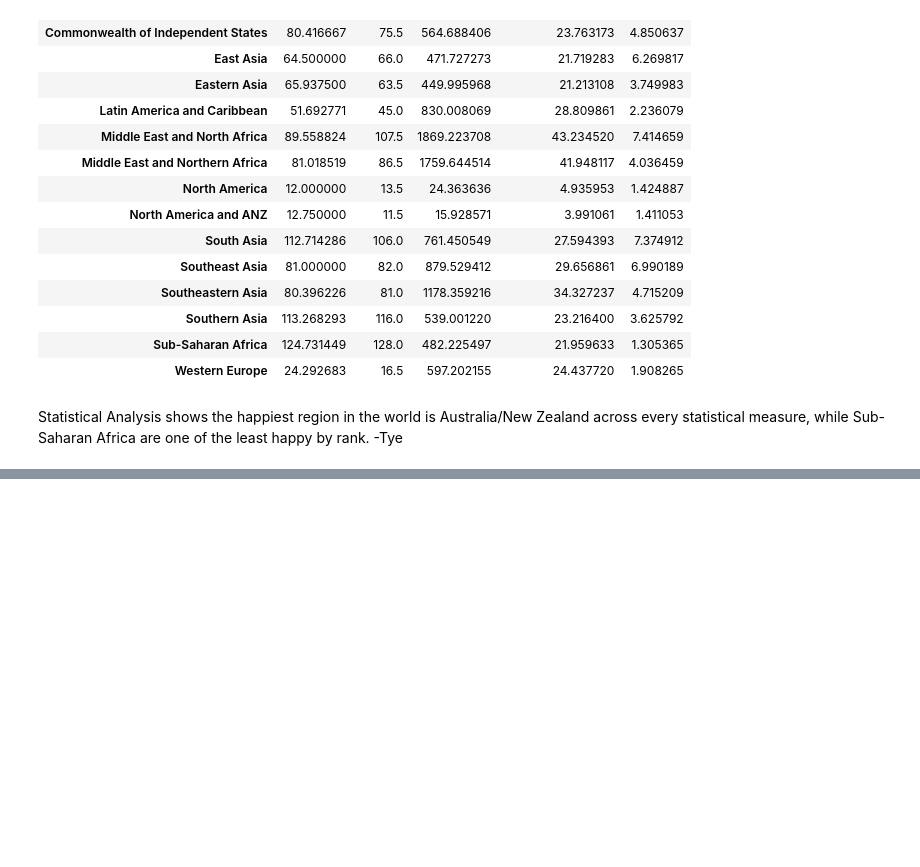
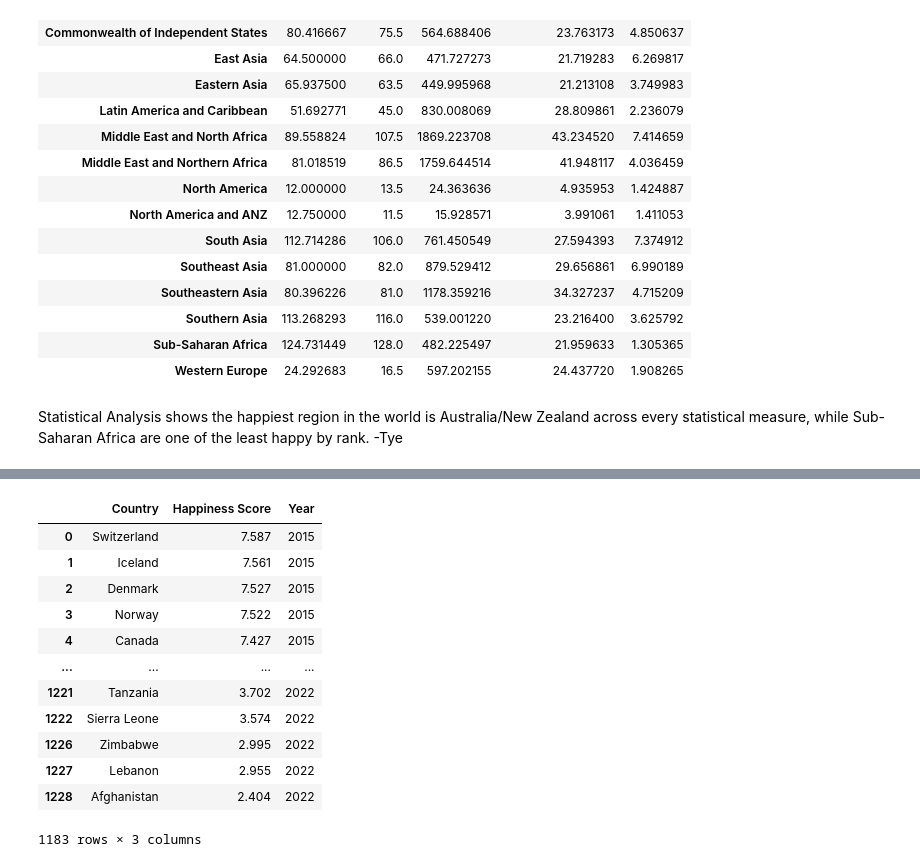
Before and after one commit to emily-curlin/Project1, a Jupyter notebook: world_happiness.ipynb, the cells around one changed output, grey strips where cells are left out. Cells and saved outputs as stored; diff of their text form; code cells hidden in the pictures; blank space fills up the shorter version.

```diff
--- a/world_happiness.ipynb
+++ b/world_happiness.ipynb
@@ -233,0 +308,18 @@ Statistical Analysis shows the happiest region in the world is Australia/New Zea
+# %%
+#Reduce dataframe to Country, Happiness Score and Year
+reduced_happiness_df = reduced_happiness_df[["Country", "Happiness Score", "Year"]]
+reduced_happiness_df
+# %% [output]
+|  | Country | Happiness Score | Year |
+| 0 | Switzerland | 7.587 | 2015 |
+| 1 | Iceland | 7.561 | 2015 |
+| 2 | Denmark | 7.527 | 2015 |
+| 3 | Norway | 7.522 | 2015 |
+| 4 | Canada | 7.427 | 2015 |
+| ... | ... | ... | ... |
+| 1221 | Tanzania | 3.702 | 2022 |
+| 1222 | Sierra Leone | 3.574 | 2022 |
+| 1226 | Zimbabwe | 2.995 | 2022 |
+| 1227 | Lebanon | 2.955 | 2022 |
+| 1228 | Afghanistan | 2.404 | 2022 |
+1183 rows × 3 columns
```
Also changed, not shown: parts of 25 cells of this notebook.
